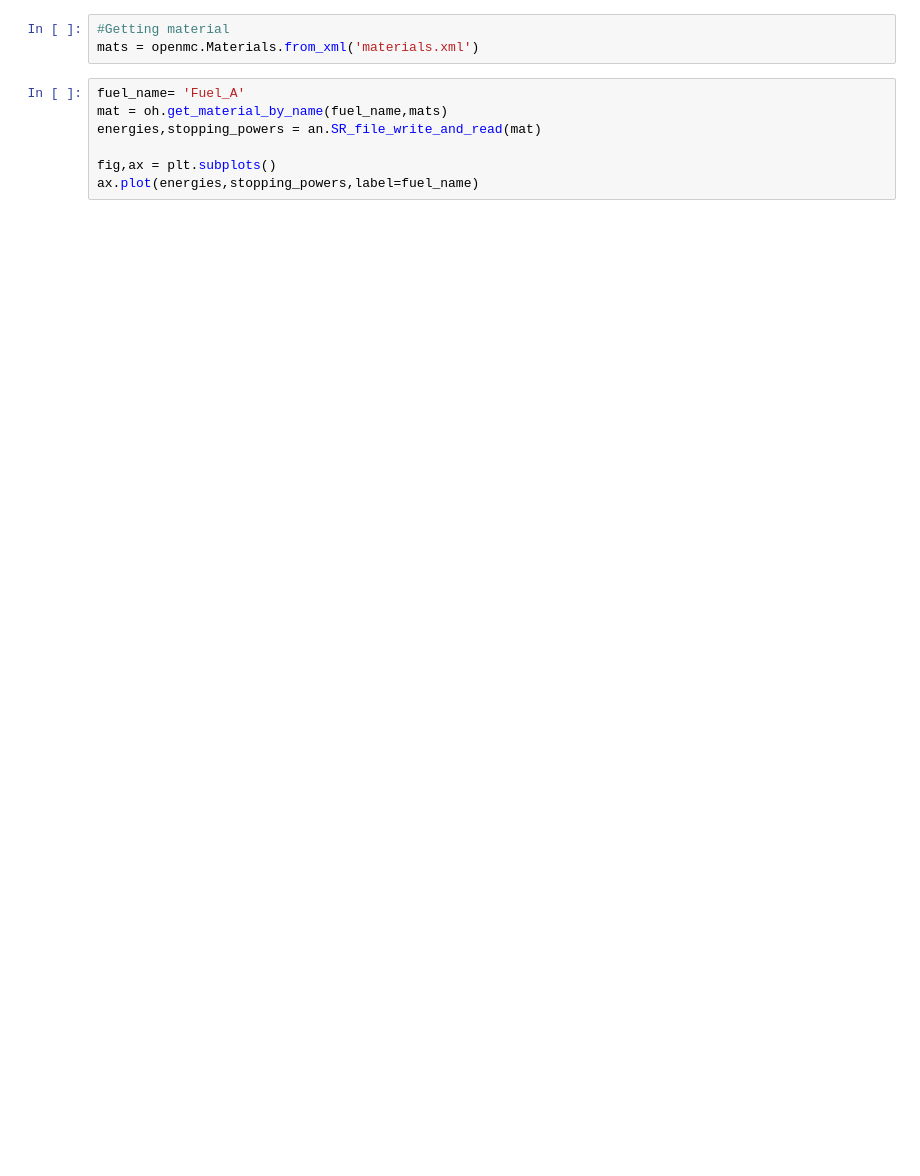
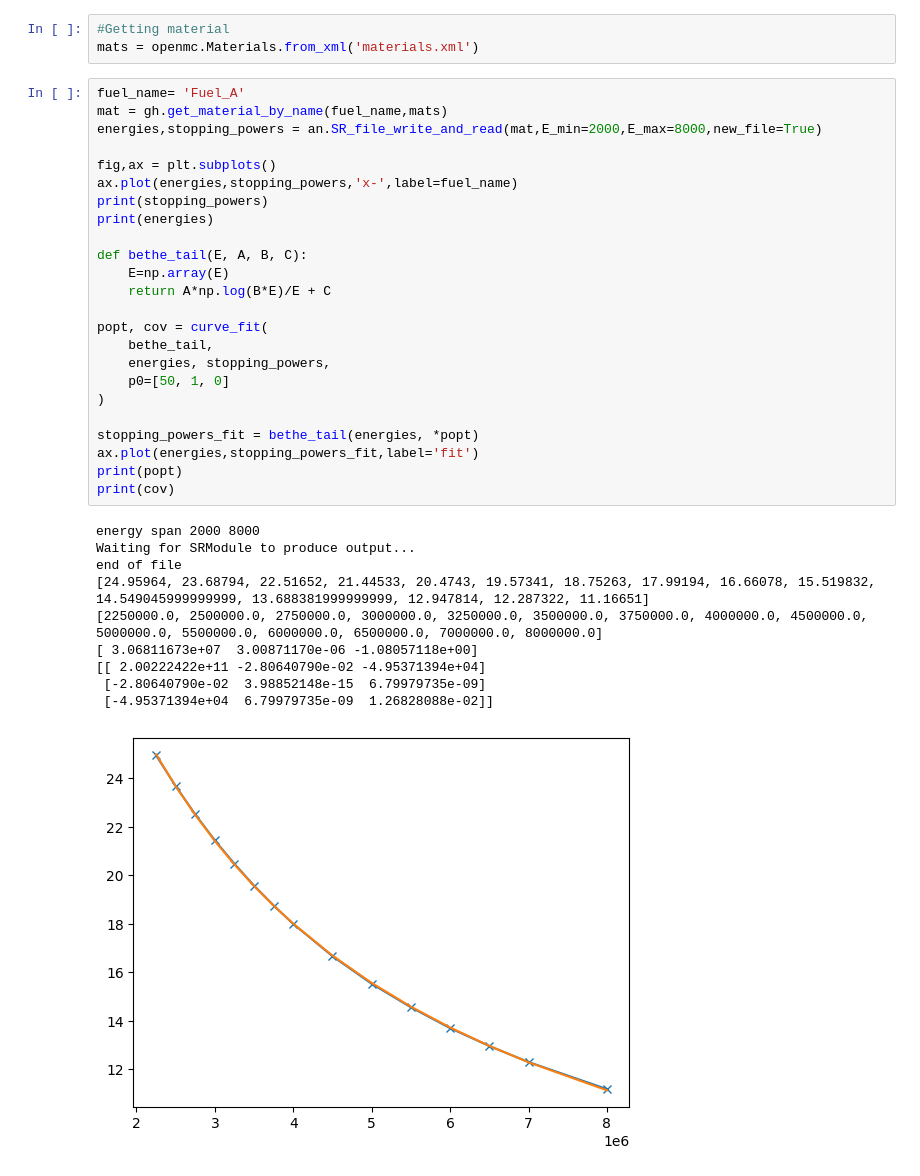
Before and after one commit to EmilEskol/Speciale, a Jupyter notebook: Neutron_spectrum_from_alpha_N.ipynb, the cells around one changed output. Saved outputs shown, nothing was run; the diff lists cells and outputs as text; blank space fills up the shorter version.

```diff
--- a/Neutron_spectrum_from_alpha_N.ipynb
+++ b/Neutron_spectrum_from_alpha_N.ipynb
@@ -11,9 +11,37 @@ IndentationError: expected an indented block after function definition on line 1
 mats = openmc.Materials.from_xml('materials.xml')
 # %%
 fuel_name= 'Fuel_A'
-mat = oh.get_material_by_name(fuel_name,mats)
-energies,stopping_powers = an.SR_file_write_and_read(mat)
+mat = gh.get_material_by_name(fuel_name,mats)
+energies,stopping_powers = an.SR_file_write_and_read(mat,E_min=2000,E_max=8000,new_file=True)
 
 fig,ax = plt.subplots()
-ax.plot(energies,stopping_powers,label=fuel_name)
+ax.plot(energies,stopping_powers,'x-',label=fuel_name)
+print(stopping_powers)
+print(energies)
+
+def bethe_tail(E, A, B, C):
+    E=np.array(E)
+    return A*np.log(B*E)/E + C
+
+popt, cov = curve_fit(
+    bethe_tail,
+    energies, stopping_powers,
+    p0=[50, 1, 0]
+)
+
+stopping_powers_fit = bethe_tail(energies, *popt)
+ax.plot(energies,stopping_powers_fit,label='fit')
+print(popt)
+print(cov)
+# %% [output]
+energy span 2000 8000
+Waiting for SRModule to produce output...
+end of file
+[24.95964, 23.68794, 22.51652, 21.44533, 20.4743, 19.57341, 18.75263, 17.99194, 16.66078, 15.519832, 14.549045999999999, 13.688381999999999, 12.947814, 12.287322, 11.16651]
+[2250000.0, 2500000.0, 2750000.0, 3000000.0, 3250000.0, 3500000.0, 3750000.0, 4000000.0, 4500000.0, 5000000.0, 5500000.0, 6000000.0, 6500000.0, 7000000.0, 8000000.0]
+[ 3.06811673e+07  3.00871170e-06 -1.08057118e+00]
+[[ 2.00222422e+11 -2.80640790e-02 -4.95371394e+04]
+ [-2.80640790e-02  3.98852148e-15  6.79979735e-09]
+ [-4.95371394e+04  6.79979735e-09  1.26828088e-02]]
+[figure, added]
 # %%
```
Also changed, not shown: parts of 2 cells of this notebook, 1 other file.
